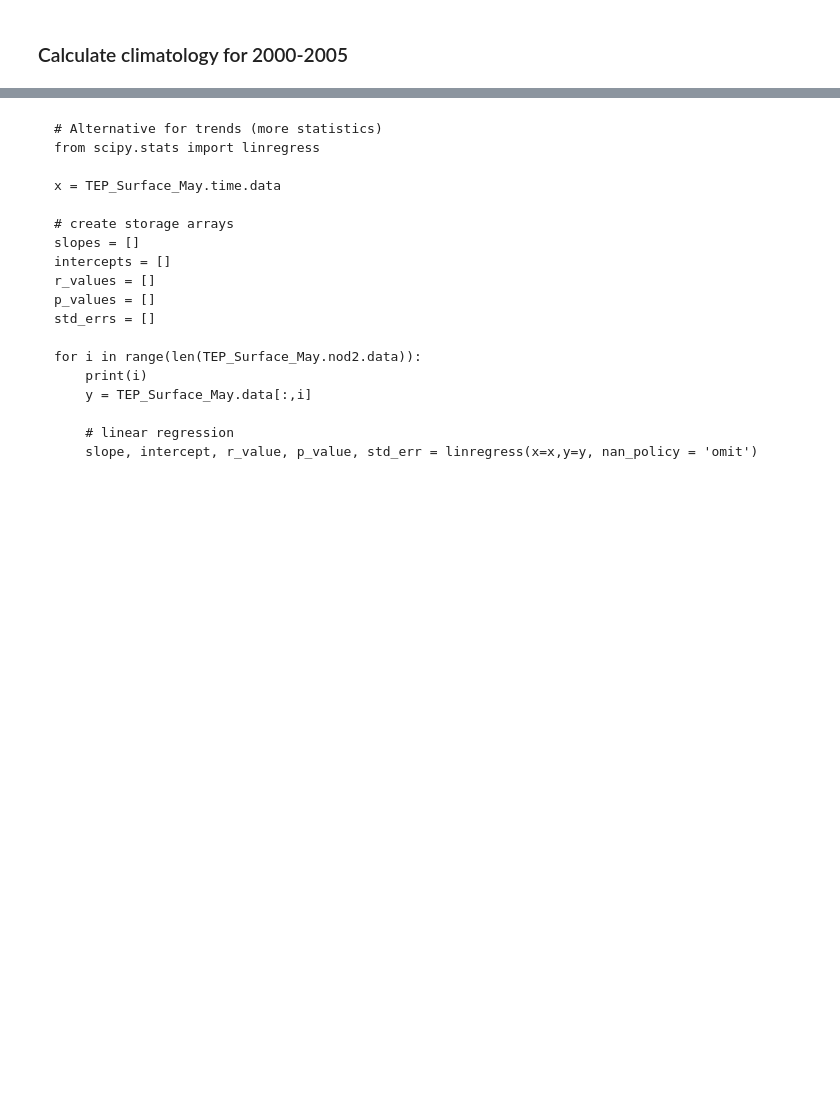
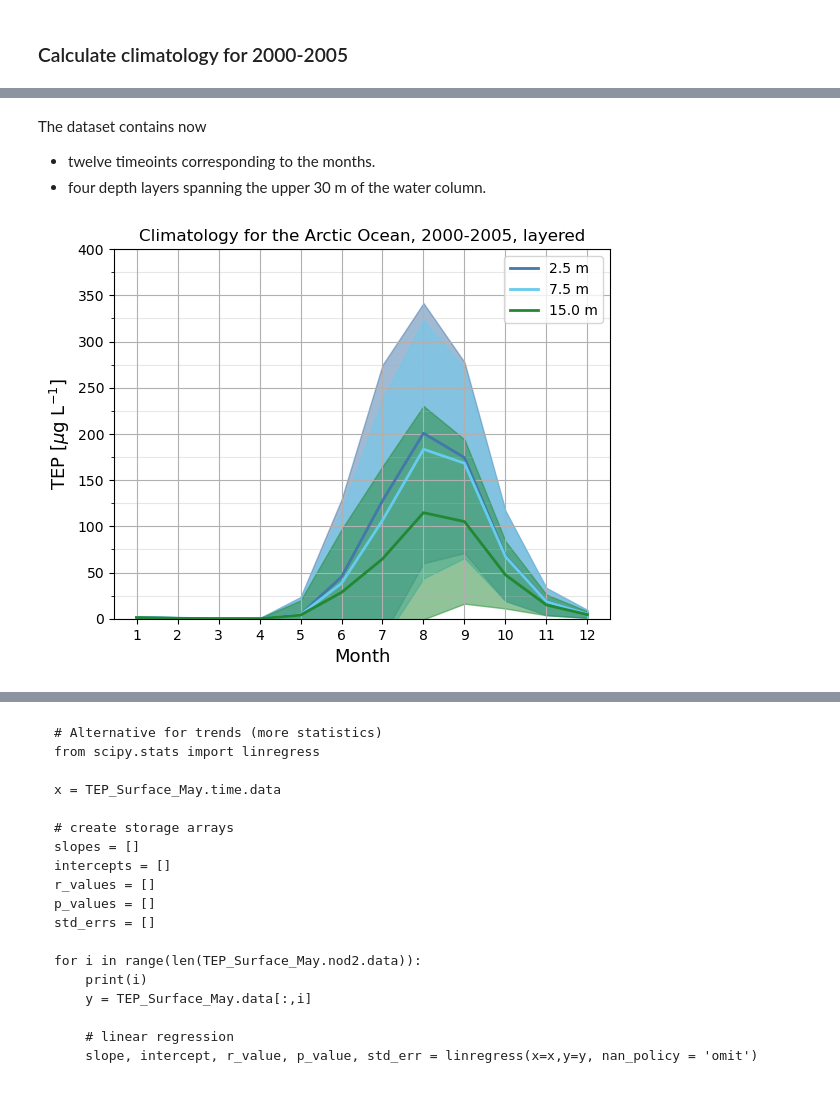
Before and after one commit to ac3-tr/ac3-book, a Jupyter notebook: book/example-notebooks/fesom_recom_analysis.ipynb, the cells around one changed output, grey strips where cells are left out. Saved outputs shown, nothing was run; the diff lists cells and outputs as text; code cells hidden in the pictures; blank space fills up the shorter version.

```diff
--- a/book/example-notebooks/fesom_recom_analysis.ipynb
+++ b/book/example-notebooks/fesom_recom_analysis.ipynb
@@ -218 +277,5 @@ if not silent:
+# %% [markdown]
+The dataset contains now
+- twelve timeoints corresponding to the months.
+- four depth layers spanning the upper 30 m of the water column.
 # %%
@@ -228,39 +291,50 @@ TEP_AO_clim_std.name = 'TEP_std'
 # %%
 # plotting climatology
 
-# Paul Tol bright colors
+# Paul Tol's bright colors
 # blue, cyan, green, yellow, red, pruple, grey
-CB_Tol_bright = ['#4477AA', '#66CCEE', '#228833', '#CCBB44', '#EE6677', '#AA3377', '#BBBBBB']
+CB_Tol_bright = ['#4477AA', '#66CCEE', '#228833',
+                 '#CCBB44', '#EE6677', '#AA3377', '#BBBBBB']
 
 months = TEP_AO_clim.month
 
 lwd = 2
 alpha = 0.5
 fontsize = 13
 
 ylim = (400)
 
 # figure
 fig, ax = plt.subplots()
 
 # surface layer, nz1 = 2.5 m
-for i, nz1 in enumerate([2.5,7.5,15]):
-    m, = ax.plot(months,TEP_AO_clim_mean.sel(nz1 = nz1) * conv,'-', color=CB_Tol_bright[i],label=f'{nz1:2.1f} m', linewidth = lwd)
+for i, nz1 in enumerate([2.5, 7.5, 15]):
+    m, = ax.plot(months, TEP_AO_clim_mean.sel(nz1=nz1) * conv, '-',
+                 color=CB_Tol_bright[i], label=f'{nz1:2.1f} m', linewidth=lwd)
     ax.fill_between(months,
-                    (TEP_AO_clim_mean.sel(nz1 = nz1) + TEP_AO_clim_std.sel(nz1 = nz1)) * conv,
-                    (TEP_AO_clim_mean.sel(nz1 = nz1) - TEP_AO_clim_std.sel(nz1 = nz1)) * conv,
-                    color=CB_Tol_bright[i], alpha = alpha)
+                    (TEP_AO_clim_mean.sel(nz1=nz1) +
+                     TEP_AO_clim_std.sel(nz1=nz1)) * conv,
+                    (TEP_AO_clim_mean.sel(nz1=nz1) -
+                     TEP_AO_clim_std.sel(nz1=nz1)) * conv,
+                    color=CB_Tol_bright[i], alpha=alpha)
 
 # ax outline
 ax.axhline(y=0, linewidth=.70, linestyle='-', color='k')
-ax.set_xlabel('Month',fontsize=fontsize)
-ax.set_ylabel(TEP_label,fontsize=fontsize)
-ax.set_ylim(0,ylim)
+ax.set_xlabel('Month', fontsize=fontsize)
+ax.set_ylabel(TEP_label, fontsize=fontsize)
+ax.set_ylim(0, ylim)
 ax.grid()
-ax.set_yticks([y for y in range(0,ylim,25)], minor=True)
-ax.yaxis.grid(True,which='minor', alpha=0.3)
-ax.set_xticks([x for x in months])#, minor=True)
+ax.set_yticks([y for y in range(0, ylim, 25)], minor=True)
+ax.yaxis.grid(True, which='minor', alpha=0.3)
+ax.set_xticks([x for x in months])  # , minor=True)
 ax.legend()
+ax.set_title('Climatology for the Arctic Ocean, 2000-2005, layered')
+
+if savefig:
+    plt.savefig(savepath + 'TEP_climatology_Arctic_Ocean_layered_2000_2005.png',
+                dpi=dpi, bbox_inches='tight')
 
 plt.show(block=False)
+# %% [output]
+[figure, added]
 # %%
```
Also changed, not shown: parts of 26 cells of this notebook.
